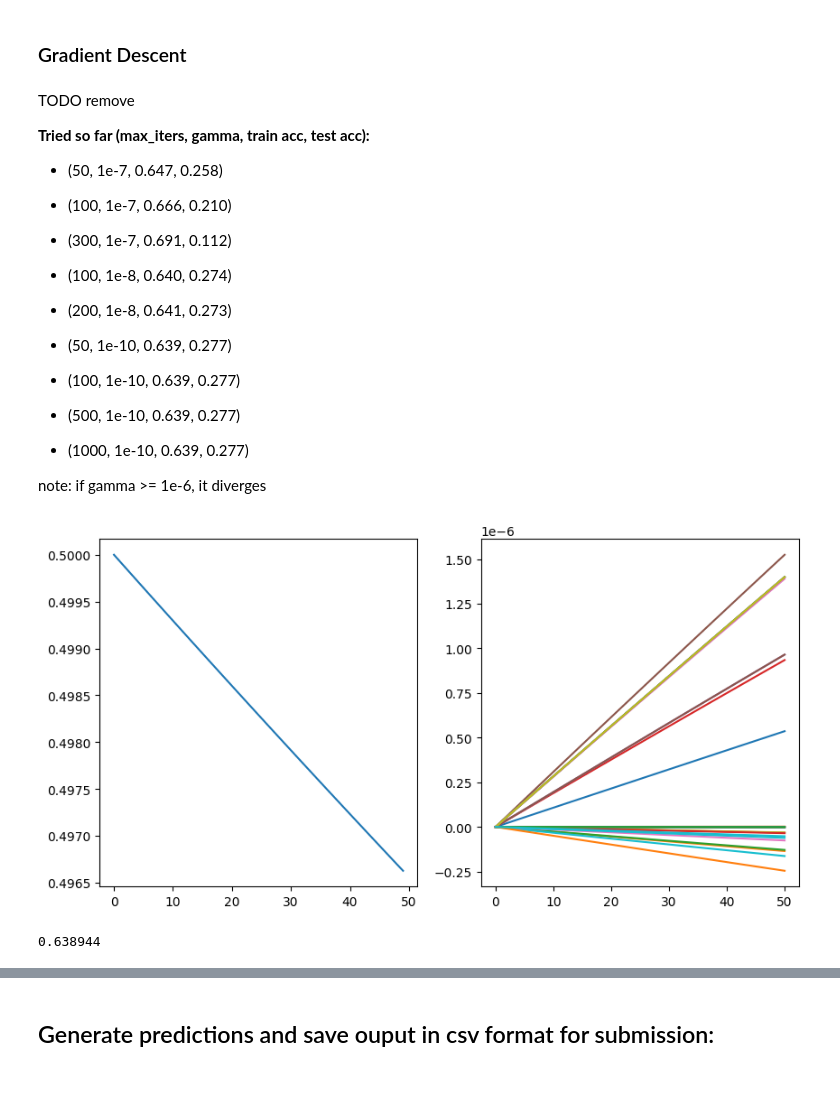
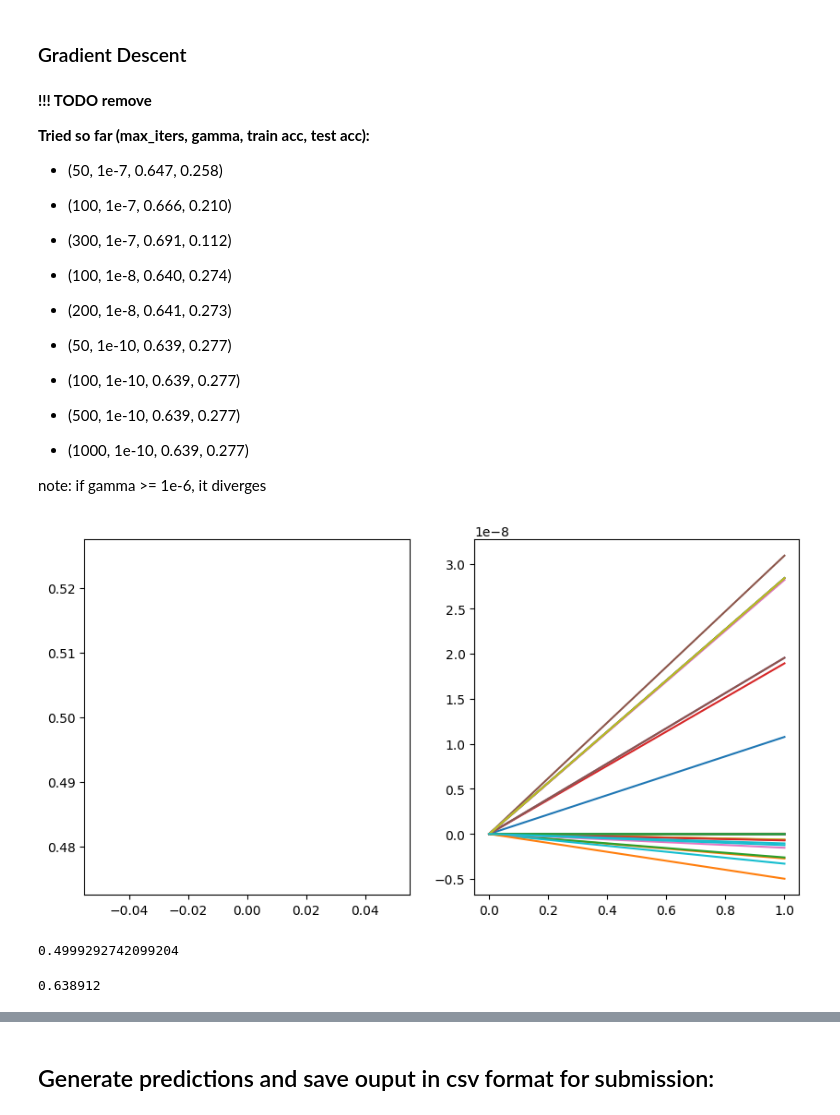
Before and after one commit to CS-433/ml-project-1-mnms, a Jupyter notebook: scripts/project1.ipynb, the cells around one changed output, grey strips where cells are left out. Drawn from its saved outputs; the diff is of its cells as text; code cells hidden in the pictures; blank space fills up the shorter version.

```diff
--- a/scripts/project1.ipynb
+++ b/scripts/project1.ipynb
@@ -32,7 +33,7 @@ from implementations import *
 # %% [markdown]
 ### Gradient Descent
 # %% [markdown]
-TODO remove
+**!!! TODO remove**
 
 **Tried so far (max_iters, gamma, train acc, test acc):**
 * (50,  1e-7, 0.647, 0.258)
@@ -51,19 +52,23 @@ TODO remove
 
 note: if gamma >= 1e-6, it diverges
 # %%
-max_iters = 50
+max_iters = 1
 gamma = 1e-10
 
 initial_w = np.zeros((tX.shape[1]))
 
 weights, loss, ws, losses = least_squares_GD_complete(y, tX, initial_w, max_iters, gamma)
 # display
 fig, [ax0, ax1] = plt.subplots(1, 2, figsize=(10,5))
 ax0 = ax0.plot(losses)
 ax1 = ax1.plot(ws)
 # %% [output]
-[figure, old version]
+[figure, new version]
+# %%
+loss
+# %% [output]
+0.4999292742099204
 # %%
 accuracy(y, tX, weights )
 # %% [output]
-0.638944
+0.638912
```
Also changed, not shown: parts of 14 cells of this notebook, 3 other files.
